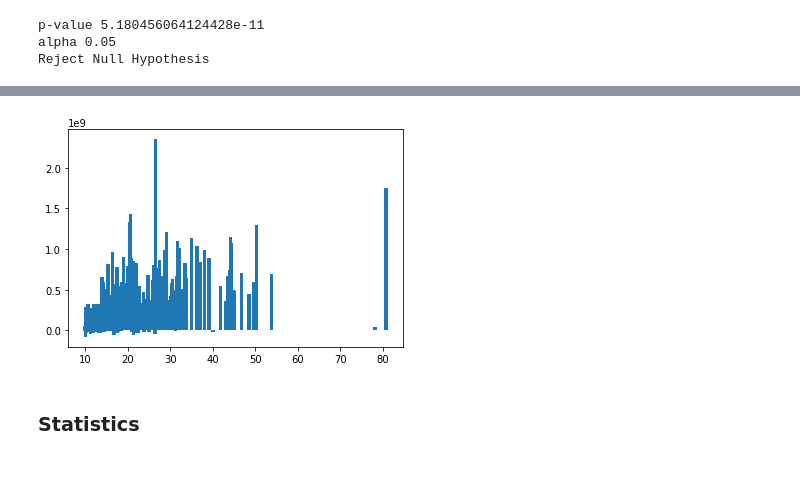
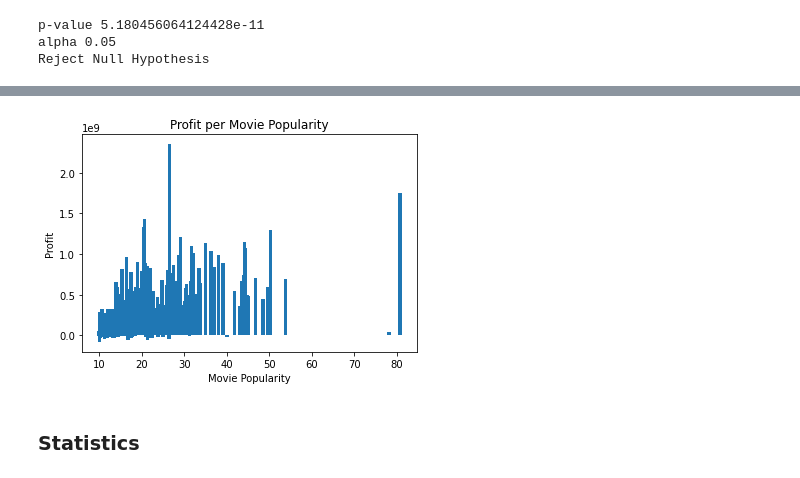
Before and after one commit to mfFrida/Capstone-Project-Semester-1, a Jupyter notebook: student.ipynb, the cells around one changed output, grey strips where cells are left out. Drawn from its saved outputs; the diff is of its cells as text; code cells hidden in the pictures.

```diff
--- a/student.ipynb
+++ b/student.ipynb
@@ -997,16 +1159,16 @@ Reject Null Hypothesis
 # %%
 #graph visual of hypothesis test
 x = sample_movie_db['popularity']
 
 y = sample_movie_db['profit']
 
 plt.bar(x, y)
-plt.xlabel('')
-plt.ylabel('')
-plt.title('')
+plt.xlabel('Movie Popularity')
+plt.ylabel('Profit')
+plt.title('Profit per Movie Popularity')
 plt.show()
 # %% [output]
-[figure, old version]
+[figure, new version]
 # %% [markdown]
 ### Statistics
 # %%
```
Also changed, not shown: parts of 19 cells of this notebook.
